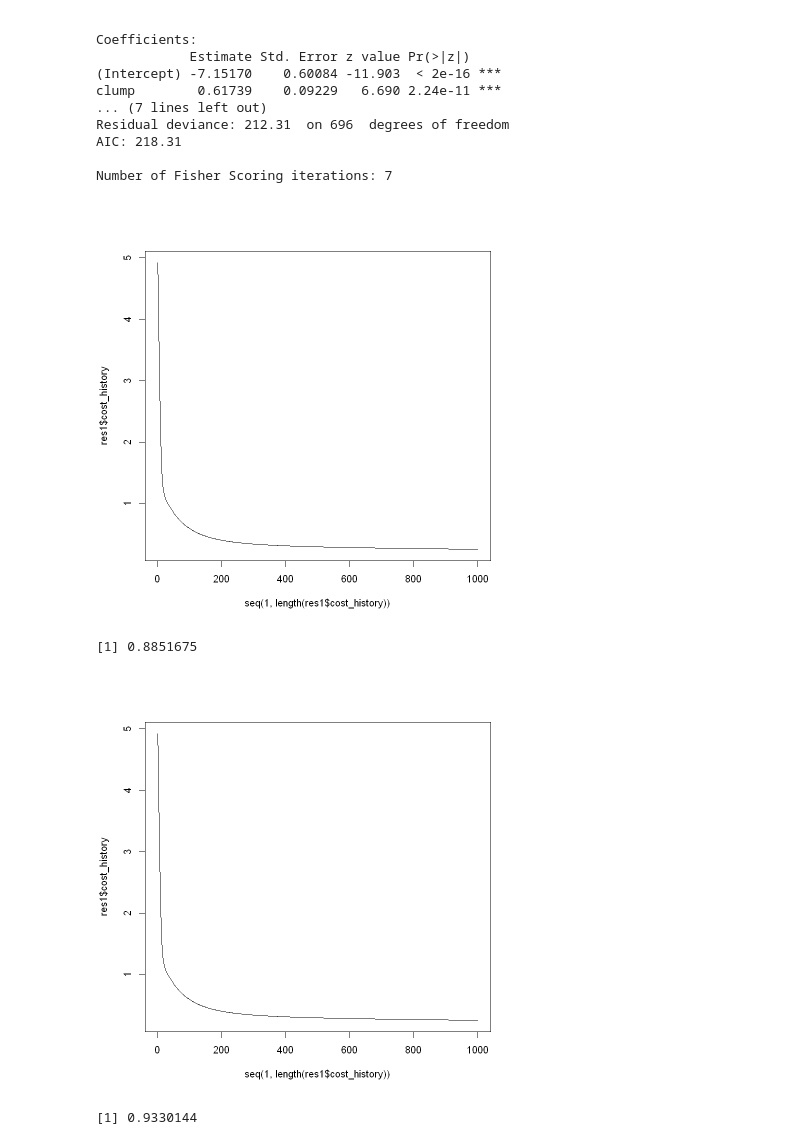
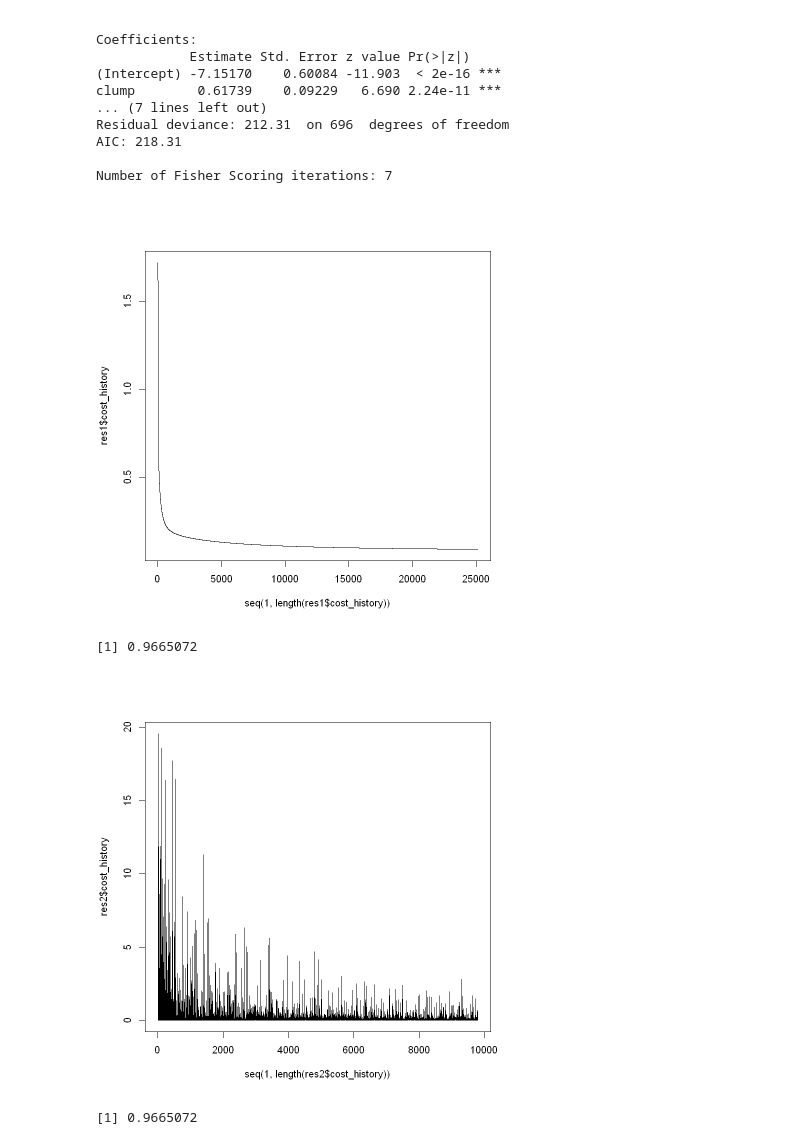
Before and after one commit to RomainDudoit/M2_RPackage, a Jupyter notebook: Notebook_romain.ipynb, the cells around one changed output. Saved outputs shown, nothing was run; the diff lists cells and outputs as text; code cells hidden in the pictures.

```diff
--- a/Notebook_romain.ipynb
+++ b/Notebook_romain.ipynb
@@ -194,56 +239,32 @@ stochastic_gradient_descent <- function(x, y, theta, learning_rate, n_iter) {
     }
     return(list(theta = theta, cost_history = cost_history))
 }
-# %%
-mini_batch_gradient_descent <- function(x, y, theta, learning_rate, n_iter, batch_size) {
-    cost_history <- c(cost_function(x, y, theta))
-    m <- nrow(y)
-
-    for (i in 1:n_iter) {
-        # Shuffle data
-        random_index <- sample(x = m, size = m)
-        x <- as.matrix(x[random_index, ])
-        y <- as.matrix(y[random_index, ])
-        x_i <- c()
-        y_i <- c()
-
-        index <- seq(1, m, batch_size - 1)
-
-        for (j in 1:trunc(m / batch_size)) {
-            y_i <- as.matrix(y[index[[j]]:index[[j + 1]], ])
-            x_i <- as.matrix(x[index[[j]]:index[[j + 1]], ])
-            theta <- theta - learning_rate * gradient(x_i, y_i, theta)
-            cost_history <- c(cost_history, cost_function(x, y, theta))
-        }
-    }
-    return(list(theta = theta, cost_history = cost_history))
-}
 # %%
 # Gradient descent
-fit <- function(formula, data, mode, batch_size, learning_rate, n_iter) {
+fit <- function(formula, data, mode, batch_size, learning_rate = 0.5, max_iter = 100, tol = 1e-4) { # nolint
     x_y <- get_x_y(formula, data) # nolint
 
     x <- x_y$features
     y <- x_y$target
-    y_name <-x_y$y_name
-    x_names <-x_y$x_names
+    y_name <- x_y$y_name
+    x_names <- x_y$x_names
 
 
     initial_theta <- as.matrix(rnorm(n = dim(x)[2], mean = 0, sd = 1))
     #initial_theta <- as.matrix(replicate(dim(x)[2], 0))
 
     if (mode == "batch" || (mode == "mini-batch" && batch_size >= nrow(y))) {
-        gradient_descent <- batch_gradient_descent(x, y, initial_theta, learning_rate, n_iter) # nolint
+        gradient_descent <- batch_gradient_descent(x, y, initial_theta, learning_rate, max_iter, tol) # nolint
     } else if (mode == "stochastic" || (mode == "mini-batch" && batch_size == 1)) { # nolint
-        gradient_descent <- stochastic_gradient_descent(x, y, initial_theta, learning_rate, n_iter) # nolint
+        gradient_descent <- stochastic_gradient_descent(x, y, initial_theta, learning_rate, max_iter, tol) # nolint
     } else if (mode == "mini-batch") {
-        gradient_descent <- mini_batch_gradient_descent(x, y, initial_theta, learning_rate, n_iter, batch_size) # nolint
+        gradient_descent <- mini_batch_gradient_descent(x, y, initial_theta, learning_rate, max_iter, batch_size, tol) # nolint
     } else {
         return("erreur")
     }
 
     # Création de l'instance
-    inst <- list(formula = formula, x = x, y = y, y_name = y_name, x_names = x_names, mode = mode, batch_size = batch_size, learning_rate = learning_rate, n_iter = n_iter, # nolint
+    inst <- list(formula = formula, x = x, y = y, y_name = y_name, x_names = x_names, mode = mode, batch_size = batch_size, learning_rate = learning_rate, n_iter = max_iter, # nolint
         initial_theta = initial_theta, theta = gradient_descent[[1]], cost_history = gradient_descent[[2]]
     ) # nolint
 
@@ -367,25 +383,23 @@ predict <- function(x, theta) {
 # %%
-# Courbe parfois inversée ??? -> Cout initial négatif qui semble provoquer une
-
-res1 <- fit(classe ~ ., train_set, mode = "batch", batch_size = 32, learning_rate = 0.01, n_iter = 1000)
+res1 <- fit(classe ~ ., train_set, mode = "batch", batch_size = 32, learning_rate = 0.01, max_iter = 40000, tol = 1e-4)
 plot(seq(1, length(res1$cost_history)), res1$cost_history, type = "l")
 # %% [output]
-[figure, old version]
+[figure, new version]
 # %%
-y_pred <- predict2(res1, test_set[,res1$x_names], type = "classe")
+y_pred <- predict(res1, test_set[,res1$x_names], type = "class")
 accuracy <- mean(y_pred == test_set[,res1$y_name])
 print(accuracy)
 # %% [output]
-[1] 0.8851675
+[1] 0.9665072
 # %%
-res2 <- fit(classe ~ ., train_set, mode = "stochastic", batch_size = 32, learning_rate = 0.01, n_iter = 10)
-plot(seq(1, length(res1$cost_history)), res1$cost_history, type = "l")
+res2 <- fit(classe ~ ., train_set, mode = "stochastic", batch_size = 32, learning_rate = 0.01, max_iter = 20)
+plot(seq(1, length(res2$cost_history)), res2$cost_history, type = "l")
 # %% [output]
-[figure, old version]
+[figure, new version]
 # %%
-y_pred <- predict2(res2, test_set[,res2$x_names], type = "classe")
+y_pred <- predict(res2, test_set[,res2$x_names], type = "class")
 accuracy <- mean(y_pred == test_set[,res2$y_name])
 print(accuracy)
 # %% [output]
-[1] 0.9330144
+[1] 0.9665072
 # %%
```
Also changed, not shown: parts of 8 cells of this notebook, 2 other files.
